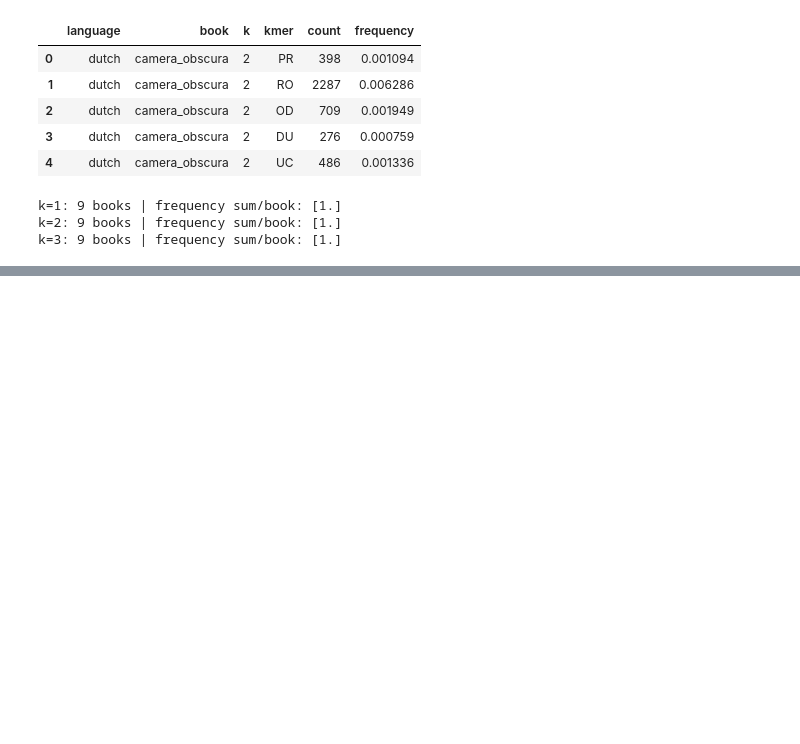
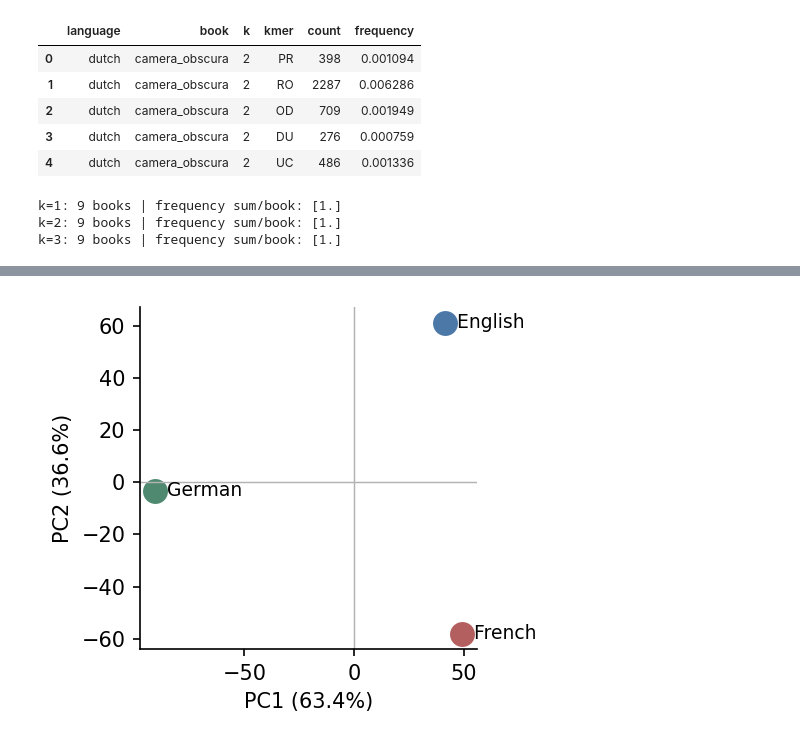
Before and after one commit to ih-11/book2genome, a Jupyter notebook: notebooks/kmers.ipynb, the cells around one changed output, grey strips where cells are left out. Drawn from its saved outputs; the diff is of its cells as text; code cells hidden in the pictures; blank space fills up the shorter version.

```diff
--- a/notebooks/kmers.ipynb
+++ b/notebooks/kmers.ipynb
@@ -136,0 +137,38 @@ plt.show()
+# %%
+# ============================================
+# 03. PCA of combined k=1,2,3 profiles
+# ============================================
+
+blocks = []
+
+for k in [1, 2, 3]:
+    d = data[k].groupby(["language", "kmer"])["frequency"].mean().unstack(fill_value=0)
+    d = d.sub(d.mean()).div(d.std().replace(0, 1))
+    d.columns = [f"k{k}_{x}" for x in d.columns]
+    blocks.append(d)
+
+X_lang = pd.concat(blocks, axis=1).loc[languages]
+
+pca = PCA(n_components=2)
+Z = pca.fit_transform(X_lang)
+
+pca_df = pd.DataFrame(Z, index=X_lang.index, columns=["PC1", "PC2"])
+
+fig, ax = plt.subplots(figsize=(3.5, 3), dpi=150)
+
+for lang in languages:
+    ax.scatter(pca_df.loc[lang, "PC1"], pca_df.loc[lang, "PC2"],
+               s=120, color=colors[lang], label=lang.capitalize())
+    ax.text(pca_df.loc[lang, "PC1"], pca_df.loc[lang, "PC2"],
+            f"  {lang.capitalize()}", va="center", fontsize=9)
+
+ax.axhline(0, lw=0.7, color="0.7"); ax.axvline(0, lw=0.7, color="0.7")
+ax.set_xlabel(f"PC1 ({pca.explained_variance_ratio_[0]:.1%})")
+ax.set_ylabel(f"PC2 ({pca.explained_variance_ratio_[1]:.1%})")
+ax.spines[["top", "right"]].set_visible(False)
+# ax.legend(frameon=False)
+
+plt.tight_layout()
+plt.show()
+# %% [output]
+[figure, added]
```
Also changed, not shown: parts of 10 cells of this notebook.
